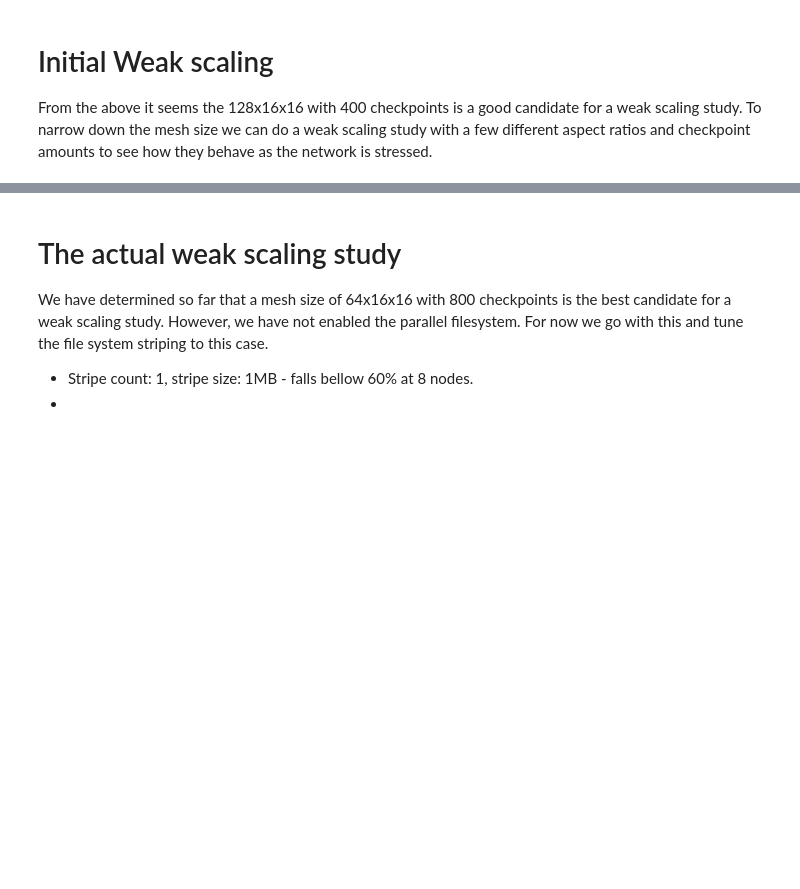
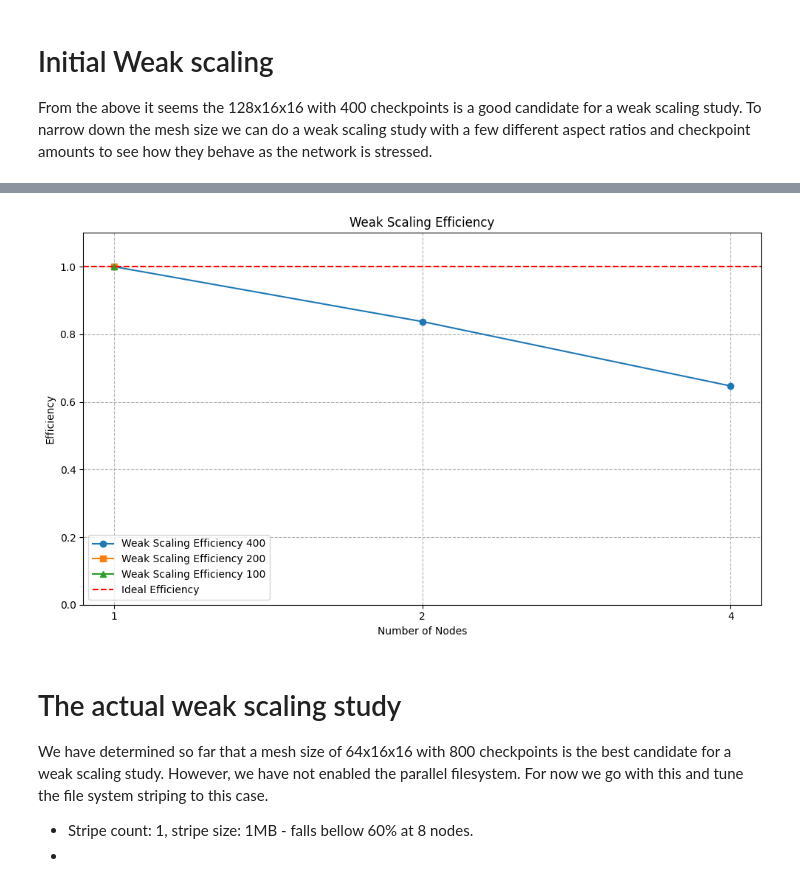
Before and after one commit to ExtremeFLOW/neko-top, a Jupyter notebook: examples/lumi_mixer/analyse.ipynb, the cells around one changed output, grey strips where cells are left out. Saved outputs shown, nothing was run; the diff lists cells and outputs as text; code cells hidden in the pictures; blank space fills up the shorter version.

```diff
--- a/examples/lumi_mixer/analyse.ipynb
+++ b/examples/lumi_mixer/analyse.ipynb
@@ -350,54 +355,61 @@ for a weak scaling study. To narrow down the mesh size we can do a weak scaling
 study with a few different aspect ratios and checkpoint amounts to see how they
 behave as the network is stressed.
 # %%
-aspect_checkpoint_scaling = read_experiment_file(
-    'aspect_checkpoint_scaling.csv')
+weak_400 = read_experiment_file('weak_scaling_400.csv')
+weak_200 = read_experiment_file('weak_scaling_200.csv')
+weak_100 = read_experiment_file('weak_scaling_100.csv')
 # %%
-for exp in aspect_checkpoint_scaling:
-    if exp['status'] != 'done':
-        continue
+weak_400_nodes = np.array(
+    [exp['nodes'] for exp in weak_400 if exp['status'] == 'done'])
+weak_200_nodes = np.array(
+    [exp['nodes'] for exp in weak_200 if exp['status'] == 'done'])
+weak_100_nodes = np.array(
+    [exp['nodes'] for exp in weak_100 if exp['status'] == 'done'])
 
-    # Determine the base aspect ratio based on the number elements
-    num_elements = exp['Nx'] * exp['Ny'] * exp['Nz']
-    if num_elements < 64 * 16 * 16:
-        base_aspect = 8
-    elif num_elements < 128 * 32 * 32:
-        base_aspect = 16
-    elif num_elements < 256 * 64 * 64:
-        base_aspect = 32
-    elif num_elements < 512 * 128 * 128:
-        base_aspect = 64
+weak_400_times = extract_times(weak_400, 'Optimizer iteration', 'Total time')
+weak_200_times = extract_times(weak_200, 'Optimizer iteration', 'Total time')
+weak_100_times = extract_times(weak_100, 'Optimizer iteration', 'Total time')
 
-    aspect = [
-        int(log(exp["Nx"] / base_aspect, 2) - 1),
-        int(log(exp["Ny"] / base_aspect, 2) + 1),
-        int(log(exp["Nz"] / base_aspect, 2) + 1)
-    ]
-    exp['aspect'] = f'{aspect[0]}:{aspect[1]}:{aspect[2]}'
+# Merge the node lists to make sure you have all
+x_axis = np.unique(
+    np.concatenate((weak_400_nodes, weak_200_nodes, weak_100_nodes)))
 
-unique_aspects = list(
-    set(exp['aspect'] for exp in aspect_checkpoint_scaling
-        if exp['status'] == 'done'))
-unique_checkpoints = list(
-    set(exp['N_memory'] for exp in aspect_checkpoint_scaling
-        if exp['status'] == 'done'))
-unique_nodes = list(
-    set(exp['nodes'] for exp in aspect_checkpoint_scaling
-        if exp['status'] == 'done'))
-for n_checkpoints in sorted(unique_checkpoints):
-    print(f"\nNumber of Checkpoints: {n_checkpoints}")
-    for n_nodes in sorted(unique_nodes):
-        for aspect in sorted(unique_aspects):
+# Sort the nodes and times by nodes
+sorted_indices_400 = np.argsort(weak_400_nodes, stable=True)
+weak_400_nodes = weak_400_nodes[sorted_indices_400]
+weak_400_times = weak_400_times[sorted_indices_400]
 
-            # Filter experiments for this combination
-            exp = [
-                exp for exp in aspect_checkpoint_scaling
-                if exp['status'] == 'done' and exp['N_memory'] == n_checkpoints
-                and exp['nodes'] == n_nodes and exp['aspect'] == aspect
-            ]
-            if not exp:
-                continue
-            time = extract_times(exp, 'Optimizer iteration', 'Total time')
-            time = time[0] / (exp[0]['Nx'] * exp[0]['Ny'] * exp[0]['Nz'])
-            print(f"  Nodes: {n_nodes}, Aspect: {aspect}, Time: {time:.2e} s")
+sorted_indices_200 = np.argsort(weak_200_nodes, stable=True)
+weak_200_nodes = weak_200_nodes[sorted_indices_200]
+weak_200_times = weak_200_times[sorted_indices_200]
+
+sorted_indices_100 = np.argsort(weak_100_nodes, stable=True)
+weak_100_nodes = weak_100_nodes[sorted_indices_100]
+weak_100_times = weak_100_times[sorted_indices_100]
+
+plt.figure(figsize=(10, 6))
+plt.plot(weak_400_nodes,
+         weak_400_times[0] / weak_400_times,
+         marker='o',
+         label='Weak Scaling Efficiency 400')
+plt.plot(weak_200_nodes,
+         weak_200_times[0] / weak_200_times,
+         marker='s',
+         label='Weak Scaling Efficiency 200')
+plt.plot(weak_100_nodes,
+         weak_100_times[0] / weak_100_times,
+         marker='^',
+         label='Weak Scaling Efficiency 100')
+
+plt.xscale('log', base=2)
+plt.xlabel('Number of Nodes')
+plt.ylabel('Efficiency')
+plt.xticks(x_axis, x_axis)
+plt.title('Weak Scaling Efficiency')
+plt.ylim(0, 1.1)
+plt.axhline(y=1.0, color='r', linestyle='--', label='Ideal Efficiency')
+plt.legend()
+plt.grid(True, which="both", ls="--")
+plt.tight_layout()
+plt.show()
 # %% [output]
@@ -421,3 +416,4 @@ Number of Checkpoints: 400
+[figure, added]
 # %% [markdown]
 # The actual weak scaling study
 
```
Also changed, not shown: parts of 5 cells of this notebook.
